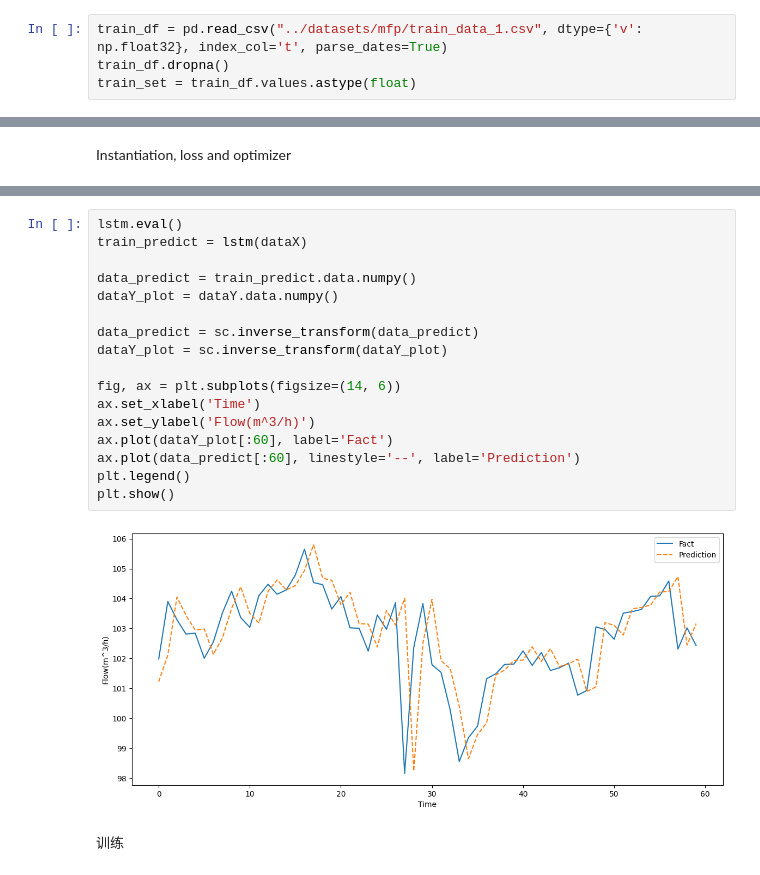
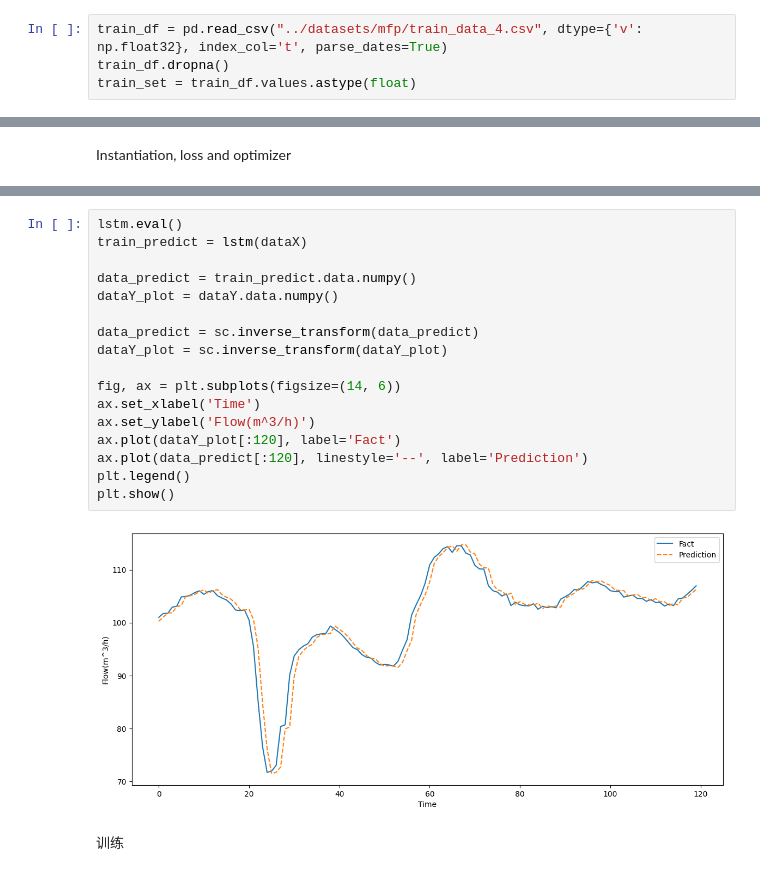
Before and after one commit to mozhou-tech/methanol-flow-prediction, a Jupyter notebook: notebook/lstm.ipynb, the cells around one changed output, grey strips where cells are left out. Drawn from its saved outputs; the diff is of its cells as text.

```diff
--- a/notebook/lstm.ipynb
+++ b/notebook/lstm.ipynb
@@ -39,7 +39,7 @@ plt.show()
 # %%
 # 准备数据
 # %%
-train_df = pd.read_csv("../datasets/mfp/train_data_1.csv", dtype={'v': np.float32}, index_col='t', parse_dates=True)
+train_df = pd.read_csv("../datasets/mfp/train_data_4.csv", dtype={'v': np.float32}, index_col='t', parse_dates=True)
 train_df.dropna()
 train_set = train_df.values.astype(float)
 # %%
@@ -179,22 +179,22 @@ Epoch: 1900, loss: 0.00025
 # %%
 lstm.eval()
 train_predict = lstm(dataX)
 
 data_predict = train_predict.data.numpy()
 dataY_plot = dataY.data.numpy()
 
 data_predict = sc.inverse_transform(data_predict)
 dataY_plot = sc.inverse_transform(dataY_plot)
 
 fig, ax = plt.subplots(figsize=(14, 6))
 ax.set_xlabel('Time')
 ax.set_ylabel('Flow(m^3/h)')
-ax.plot(dataY_plot[:60], label='Fact')
-ax.plot(data_predict[:60], linestyle='--', label='Prediction')
+ax.plot(dataY_plot[:120], label='Fact')
+ax.plot(data_predict[:120], linestyle='--', label='Prediction')
 plt.legend()
 plt.show()
 # %% [output]
-[figure, old version]
+[figure, new version]
 # %% [markdown]
 训练
 # %%
```
Also changed, not shown: parts of 5 cells of this notebook, 2 other files.
